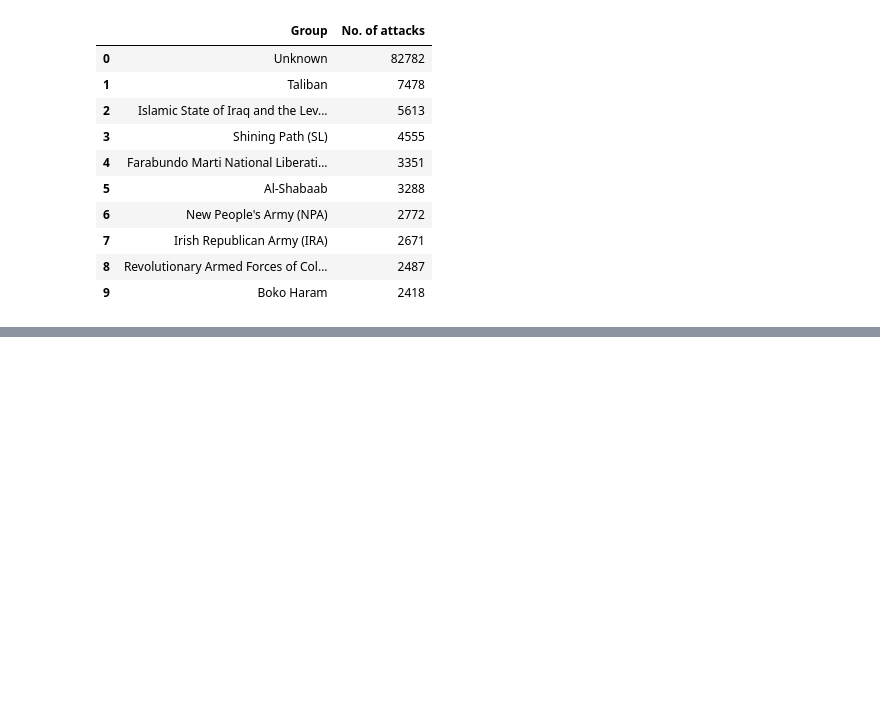
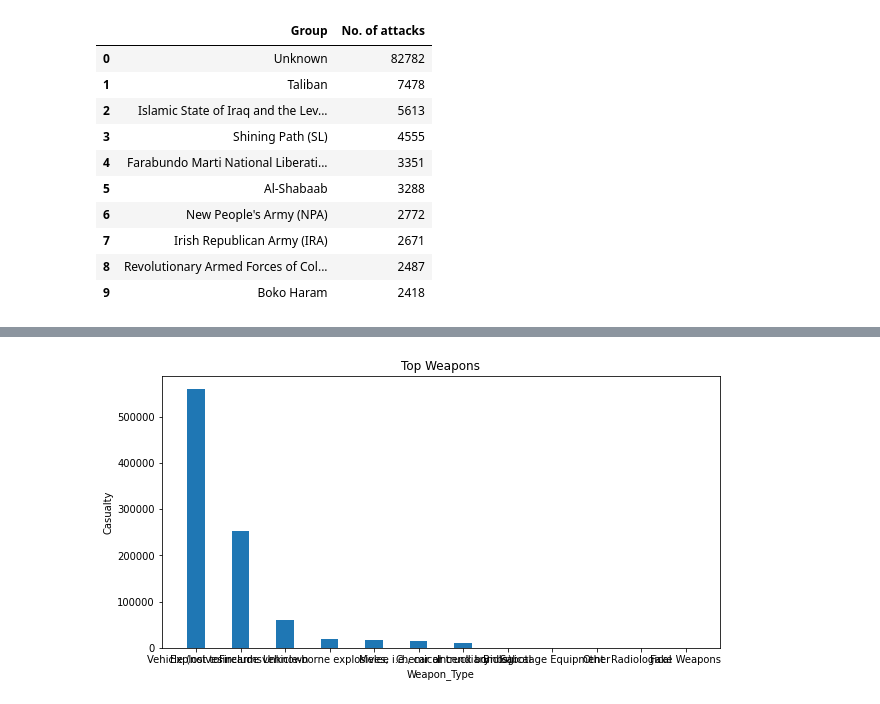
Before and after one commit to disuja7/Global_terrorism_analysis, a Jupyter notebook: Deeshu_Kumar_Global_Terrorism_Analysis_Capstone_Project.ipynb, the cells around one changed output, grey strips where cells are left out. Drawn from its saved outputs; the diff is of its cells as text; code cells hidden in the pictures; blank space fills up the shorter version.

```diff
--- a/Deeshu_Kumar_Global_Terrorism_Analysis_Capstone_Project.ipynb
+++ b/Deeshu_Kumar_Global_Terrorism_Analysis_Capstone_Project.ipynb
@@ -301,0 +334,19 @@ terrorist_group2
+# %%
+weapons_data =  df.groupby(by='Weapon_type')['Casualty'].sum().rename_axis('Weapon_type').reset_index(name='Casualty')
+weapons_data.sort_values(by= 'Casualty',ascending = False,inplace = True)
+weapons_data
+# %%
+weapons = list(weapons_data['Weapon_type'])
+Casualty = list(weapons_data['Casualty'])
+fig = plt.figure(figsize = (10, 5))
+
+# creating the bar plot
+plt.bar(weapons,Casualty,
+        width = 0.4)
+
+plt.xlabel("Weapon_Type")
+plt.ylabel("Casualty")
+plt.title("Top Weapons")
+plt.show()
+# %% [output]
+[figure, added]
```
Also changed, not shown: parts of 10 cells of this notebook.
